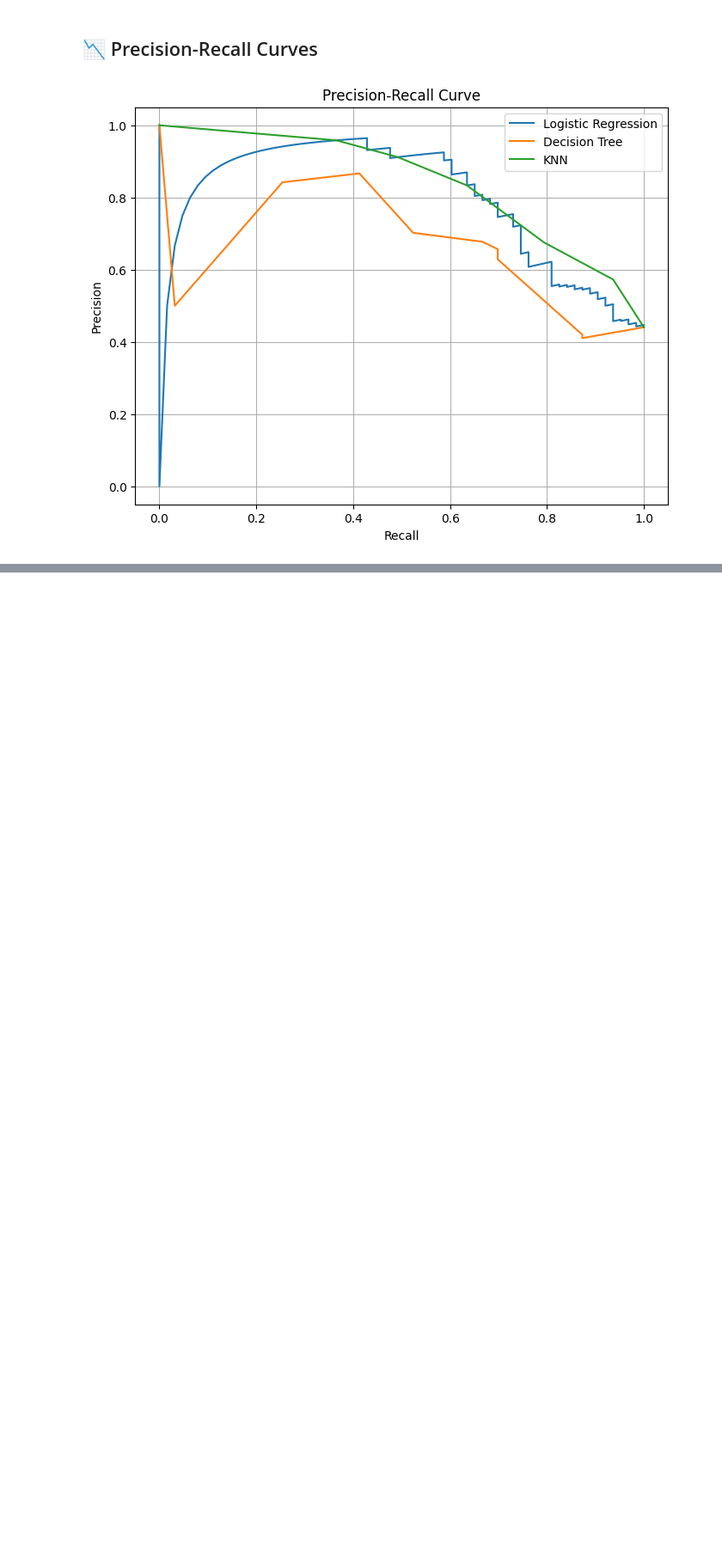
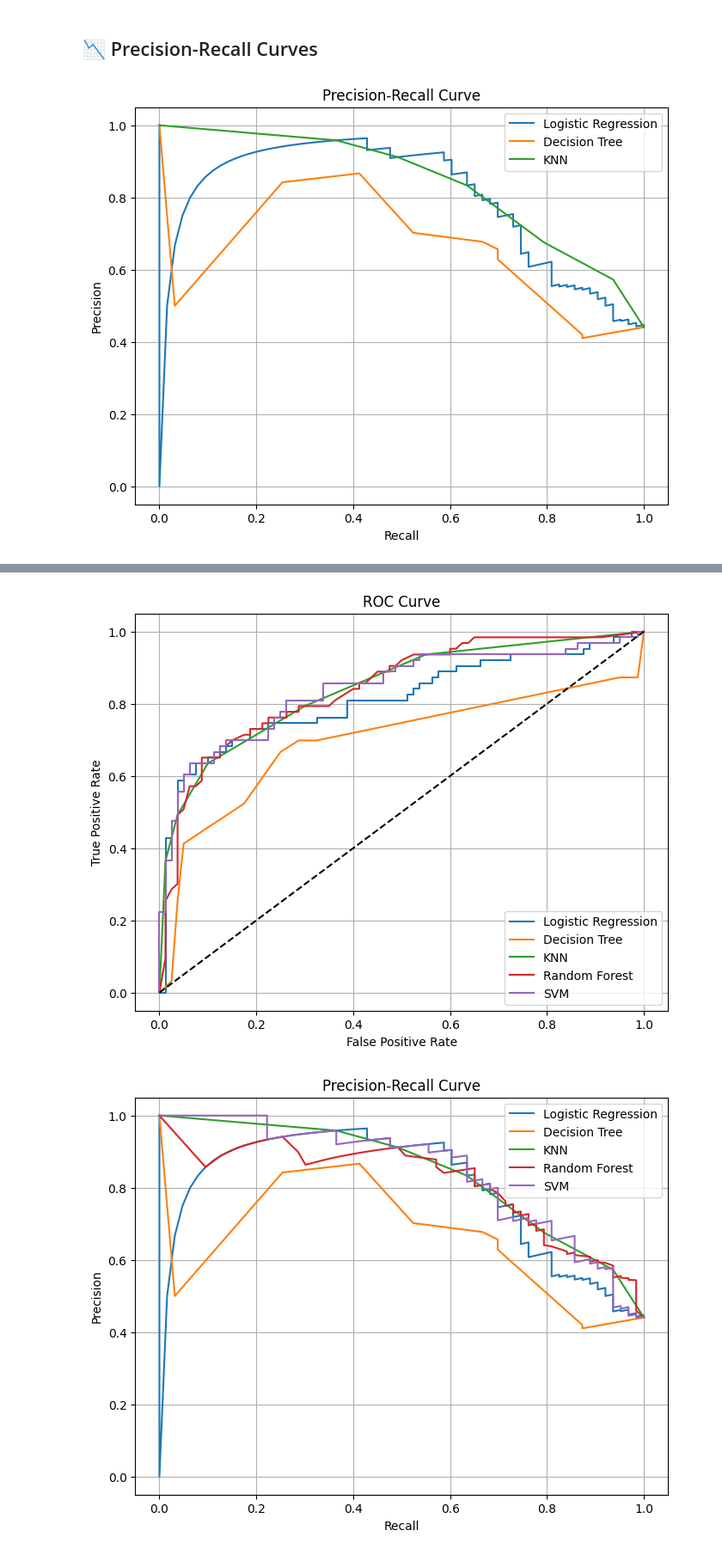
Before and after one commit to dvtran63/ai-learning-notebooks, a Jupyter notebook: day7c_full_model_eval_notebook.ipynb, the cells around one changed output, grey strips where cells are left out. Shown: that part at 86% size. Saved outputs shown, nothing was run; the diff lists cells and outputs as text; code cells hidden in the pictures; blank space fills up the shorter version.

```diff
--- a/day7c_full_model_eval_notebook.ipynb
+++ b/day7c_full_model_eval_notebook.ipynb
@@ -192,0 +231,20 @@ plt.show()
+# %%
+from sklearn.ensemble import RandomForestClassifier
+from sklearn.svm import SVC
+
+# Initialize models
+rf = RandomForestClassifier(n_estimators=100, random_state=42)
+svm = SVC(probability=True, random_state=42)
+
+# Train
+rf.fit(X_train, y_train)
+svm.fit(X_train, y_train)
+
+# Predict
+y_pred_rf = rf.predict(X_test)
+y_prob_rf = rf.predict_proba(X_test)[:, 1]
+
+print("Random Forest predict:",y_pred_rf,'\nproba:',y_prob_rf)
+
+y_pred_svm = svm.predict(X_test)
+y_prob_svm = svm.predict_proba(X_test)[:, 1]
@@ -192,0 +301,42 @@ plt.show()
+# %%
+from sklearn.metrics import roc_curve, precision_recall_curve
+
+# ROC
+fpr_rf, tpr_rf, _ = roc_curve(y_test, y_prob_rf)
+fpr_svm, tpr_svm, _ = roc_curve(y_test, y_prob_svm)
+
+# Precision-Recall
+prec_rf, rec_rf, _ = precision_recall_curve(y_test, y_prob_rf)
+prec_svm, rec_svm, _ = precision_recall_curve(y_test, y_prob_svm)
+
+# Plot ROC
+plt.figure(figsize=(8, 6))
+plt.plot(fpr_log, tpr_log, label="Logistic Regression")
+plt.plot(fpr_tree, tpr_tree, label="Decision Tree")
+plt.plot(fpr_knn, tpr_knn, label="KNN")
+plt.plot(fpr_rf, tpr_rf, label="Random Forest")
+plt.plot(fpr_svm, tpr_svm, label="SVM")
+plt.plot([0, 1], [0, 1], 'k--')
+plt.title("ROC Curve")
+plt.xlabel("False Positive Rate")
+plt.ylabel("True Positive Rate")
+plt.legend()
+plt.grid(True)
+plt.show()
+
+# Plot Precision-Recall
+plt.figure(figsize=(8, 6))
+plt.plot(rec_log, prec_log, label="Logistic Regression")
+plt.plot(rec_tree, prec_tree, label="Decision Tree")
+plt.plot(rec_knn, prec_knn, label="KNN")
+plt.plot(rec_rf, prec_rf, label="Random Forest")
+plt.plot(rec_svm, prec_svm, label="SVM")
+plt.xlabel("Recall")
+plt.ylabel("Precision")
+plt.title("Precision-Recall Curve")
+plt.legend()
+plt.grid(True)
+plt.show()
+# %% [output]
+[figure, added]
+[figure, added]
```
Also changed, not shown: parts of 11 cells of this notebook.
